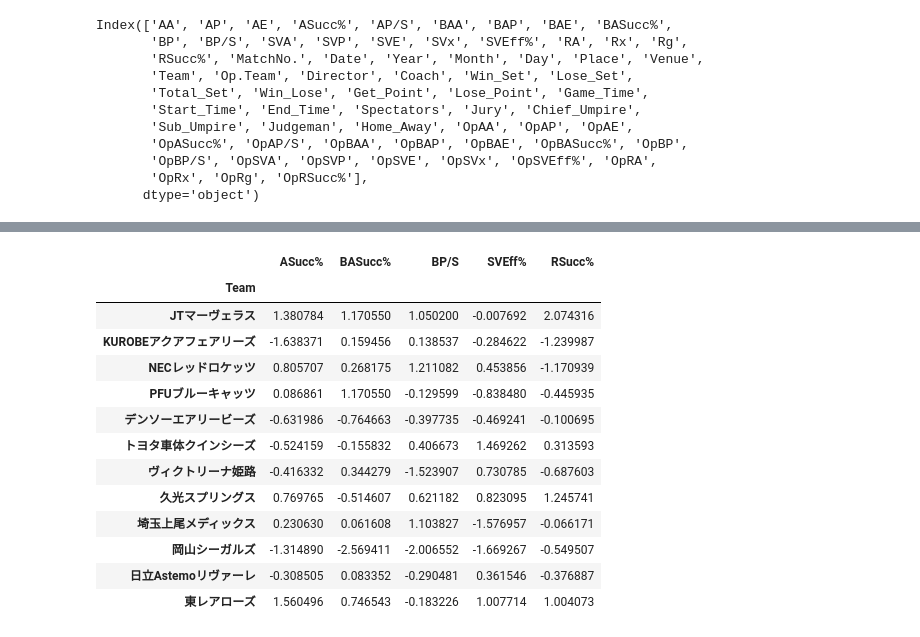
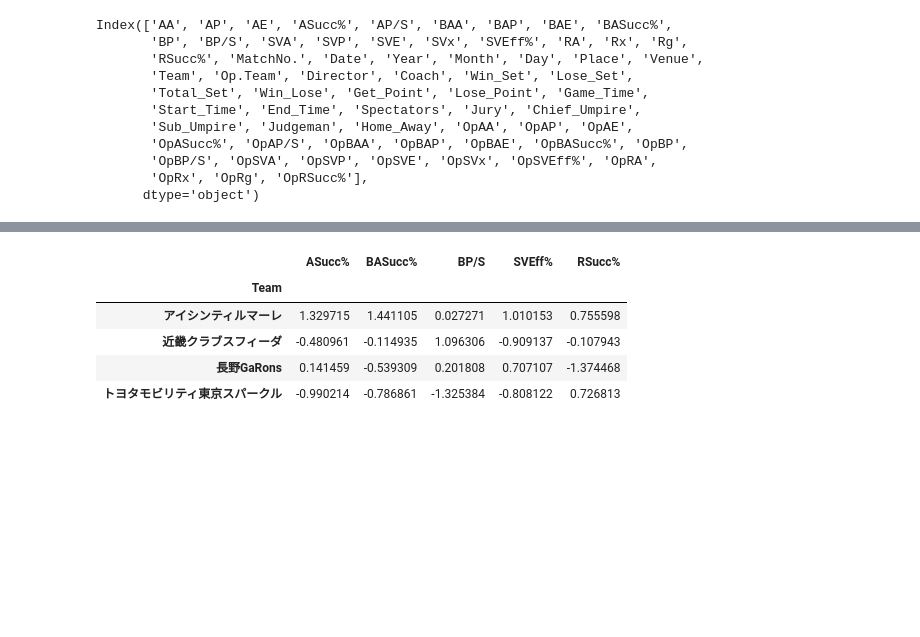
Before and after one commit to vleaguebot-lab/vleague_stats, a Jupyter notebook: graph/detail_data.ipynb, the cells around one changed output, grey strips where cells are left out. Cells and saved outputs as stored; diff of their text form; code cells hidden in the pictures; blank space fills up the shorter version.

```diff
--- a/graph/detail_data.ipynb
+++ b/graph/detail_data.ipynb
@@ -27,7 +27,7 @@ print(paths)
 # %% [output]
 ['../database/v1_w\\teamdb_1999-00_regular.csv', '../database/v1_w\\teamdb_2000-01_regular.csv', '../database/v1_w\\teamdb_2001-02_regular.csv', '../database/v1_w\\teamdb_2002-03_regular.csv', '../dat ...
 # %%
-division = 'v1_w'
+division = 'v3_m'
 year = '2021-22_regular'
 player_db_path =  '../database/{0}/playerdb_{1}.csv'.format(division,year)
 team_db_path =  '../database/{0}/teamdb_{1}.csv'.format(division,year)
@@ -130,19 +106,38 @@ team_db_main
 # %%
-team_db_main_std = team_db_main.apply(lambda x: (x-x.mean())/x.std())
+index={
+    "v1_m": [
+        "サントリーサンバーズ","ウルフドッグス名古屋","パナソニックパンサーズ","東レアローズ",
+        "堺ブレイザーズ","JTサンダーズ広島","ジェイテクトSTINGS","FC東京",
+        "大分三好ヴァイセアドラー","VC長野トライデンツ"
+    ],
+    "v2_m": [
+        "ヴォレアス北海道","富士通カワサキレッドスピリッツ","ヴィアティン三重",
+        "埼玉アザレア","サフィルヴァ北海道","大同特殊鋼レッドスター",
+        "兵庫デルフィーノ","きんでんトリニティーブリッツ","つくばユナイテッドSunGAIA",
+        "トヨタ自動車サンホークス","奈良ドリーマーズ","警視庁フォートファイターズ",
+        "東京ヴェルディ","クボタスピアーズ","千葉ZELVA"
+    ],
+    "v3_m": [
+        "アイシンティルマーレ","近畿クラブスフィーダ","長野GaRons","トヨタモビリティ東京スパークル"
+    ],
+    "v1_w": [
+        "JTマーヴェラス","東レアローズ","久光スプリングス","NECレッドロケッツ",
+        "埼玉上尾メディックス","デンソーエアリービーズ","日立Astemoリヴァーレ","PFUブルーキャッツ",
+        "岡山シーガルズ","トヨタ車体クインシーズ","ヴィクトリーナ姫路","KUROBEアクアフェアリーズ"
+    ],
+    "v2_w": [
+        "群馬銀行グリーンウィングス","ルートインホテルズブリリアントアリーズ","プレステージ・インターナショナルアランマーレ",
+        "GSS東京サンビームズ","千葉エンゼルクロス","リガーレ仙台","ブレス浜松",
+        "大野石油広島オイラーズ","JAぎふリオレーナ","フォレストリーブズ熊本"
+    ]
+}
+team_db_main_std = team_db_main.apply(lambda x: (x-x.mean())/x.std()).reindex(index=index[division])
 team_db_main_std
 # %% [output]
 |  | ASucc% | BASucc% | BP/S | SVEff% | RSucc% |
 | Team |  |  |  |  |  |
-| JTマーヴェラス | 1.380784 | 1.170550 | 1.050200 | -0.007692 | 2.074316 |
-| KUROBEアクアフェアリーズ | -1.638371 | 0.159456 | 0.138537 | -0.284622 | -1.239987 |
-| NECレッドロケッツ | 0.805707 | 0.268175 | 1.211082 | 0.453856 | -1.170939 |
-| PFUブルーキャッツ | 0.086861 | 1.170550 | -0.129599 | -0.838480 | -0.445935 |
-| デンソーエアリービーズ | -0.631986 | -0.764663 | -0.397735 | -0.469241 | -0.100695 |
-| トヨタ車体クインシーズ | -0.524159 | -0.155832 | 0.406673 | 1.469262 | 0.313593 |
-| ヴィクトリーナ姫路 | -0.416332 | 0.344279 | -1.523907 | 0.730785 | -0.687603 |
-| 久光スプリングス | 0.769765 | -0.514607 | 0.621182 | 0.823095 | 1.245741 |
-| 埼玉上尾メディックス | 0.230630 | 0.061608 | 1.103827 | -1.576957 | -0.066171 |
-| 岡山シーガルズ | -1.314890 | -2.569411 | -2.006552 | -1.669267 | -0.549507 |
-| 日立Astemoリヴァーレ | -0.308505 | 0.083352 | -0.290481 | 0.361546 | -0.376887 |
-| 東レアローズ | 1.560496 | 0.746543 | -0.183226 | 1.007714 | 1.004073 |
+| アイシンティルマーレ | 1.329715 | 1.441105 | 0.027271 | 1.010153 | 0.755598 |
+| 近畿クラブスフィーダ | -0.480961 | -0.114935 | 1.096306 | -0.909137 | -0.107943 |
+| 長野GaRons | 0.141459 | -0.539309 | 0.201808 | 0.707107 | -1.374468 |
+| トヨタモビリティ東京スパークル | -0.990214 | -0.786861 | -1.325384 | -0.808122 | 0.726813 |
 # %%
```
Also changed, not shown: parts of 5 cells of this notebook, 1 other file.
